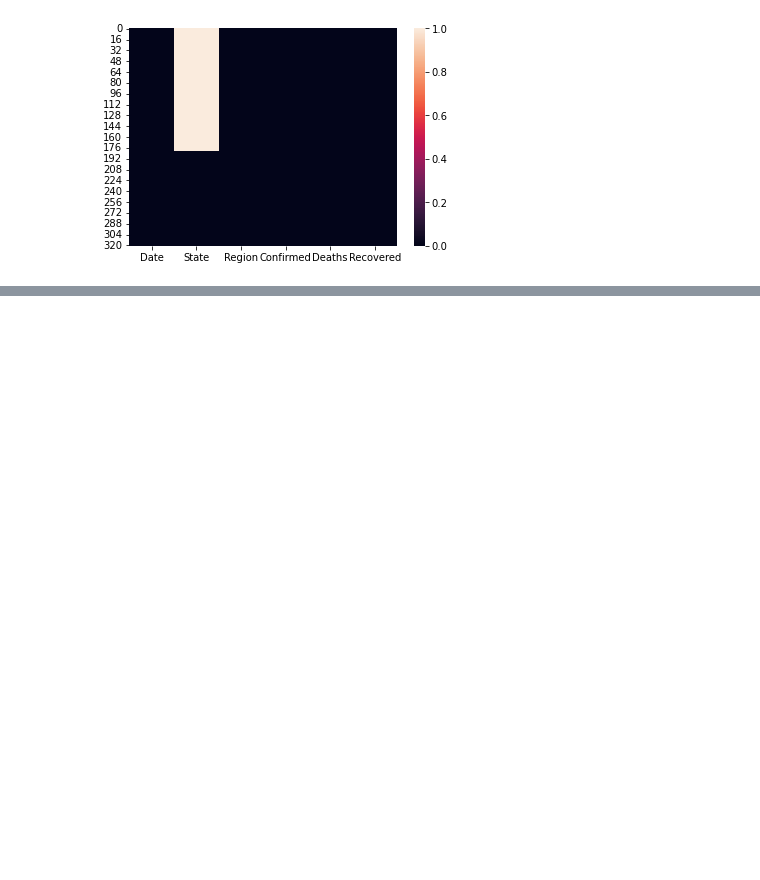
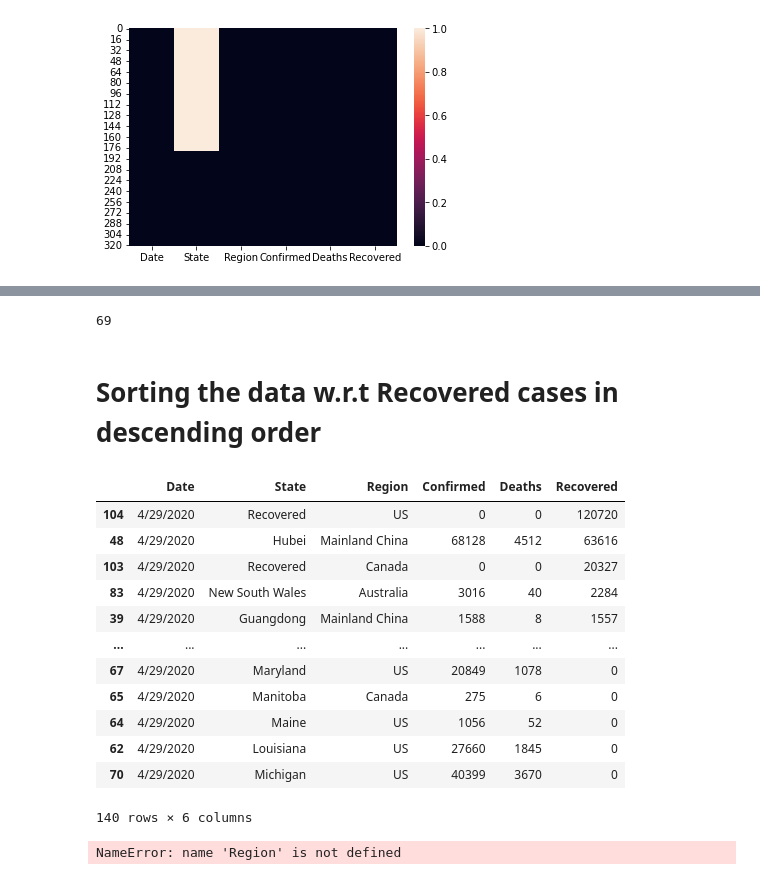
Before and after one commit to vishal-analyst/EDA_Python, a Jupyter notebook: Covid-19_Analysis.ipynb, the cells around one changed output, grey strips where cells are left out. Drawn from its saved outputs; the diff is of its cells as text; code cells hidden in the pictures; blank space fills up the shorter version.

Commit message:
sorting,filtering,analyzing

```diff
--- a/Covid-19_Analysis.ipynb
+++ b/Covid-19_Analysis.ipynb
@@ -88,0 +159,27 @@ data
+# %%
+data[data.Region == 'UK'].Deaths.sum()
+# %% [output]
+69
+# %% [markdown]
+# Sorting the data w.r.t Recovered cases in descending order
+# %%
+data.sort_values(by = ['Recovered'], ascending = False)
+# %% [output]
+|  | Date | State | Region | Confirmed | Deaths | Recovered |
+| 104 | 4/29/2020 | Recovered | US | 0 | 0 | 120720 |
+| 48 | 4/29/2020 | Hubei | Mainland China | 68128 | 4512 | 63616 |
+| 103 | 4/29/2020 | Recovered | Canada | 0 | 0 | 20327 |
+| 83 | 4/29/2020 | New South Wales | Australia | 3016 | 40 | 2284 |
+| 39 | 4/29/2020 | Guangdong | Mainland China | 1588 | 8 | 1557 |
+| ... | ... | ... | ... | ... | ... | ... |
+| 67 | 4/29/2020 | Maryland | US | 20849 | 1078 | 0 |
+| 65 | 4/29/2020 | Manitoba | Canada | 275 | 6 | 0 |
+| 64 | 4/29/2020 | Maine | US | 1056 | 52 | 0 |
+| 62 | 4/29/2020 | Louisiana | US | 27660 | 1845 | 0 |
+| 70 | 4/29/2020 | Michigan | US | 40399 | 3670 | 0 |
+140 rows × 6 columns
+# %%
+x=Region.keys()
+y=Deaths.values()
+# %% [output]
+NameError: name 'Region' is not defined
```
Also changed, not shown: parts of 14 cells of this notebook.
